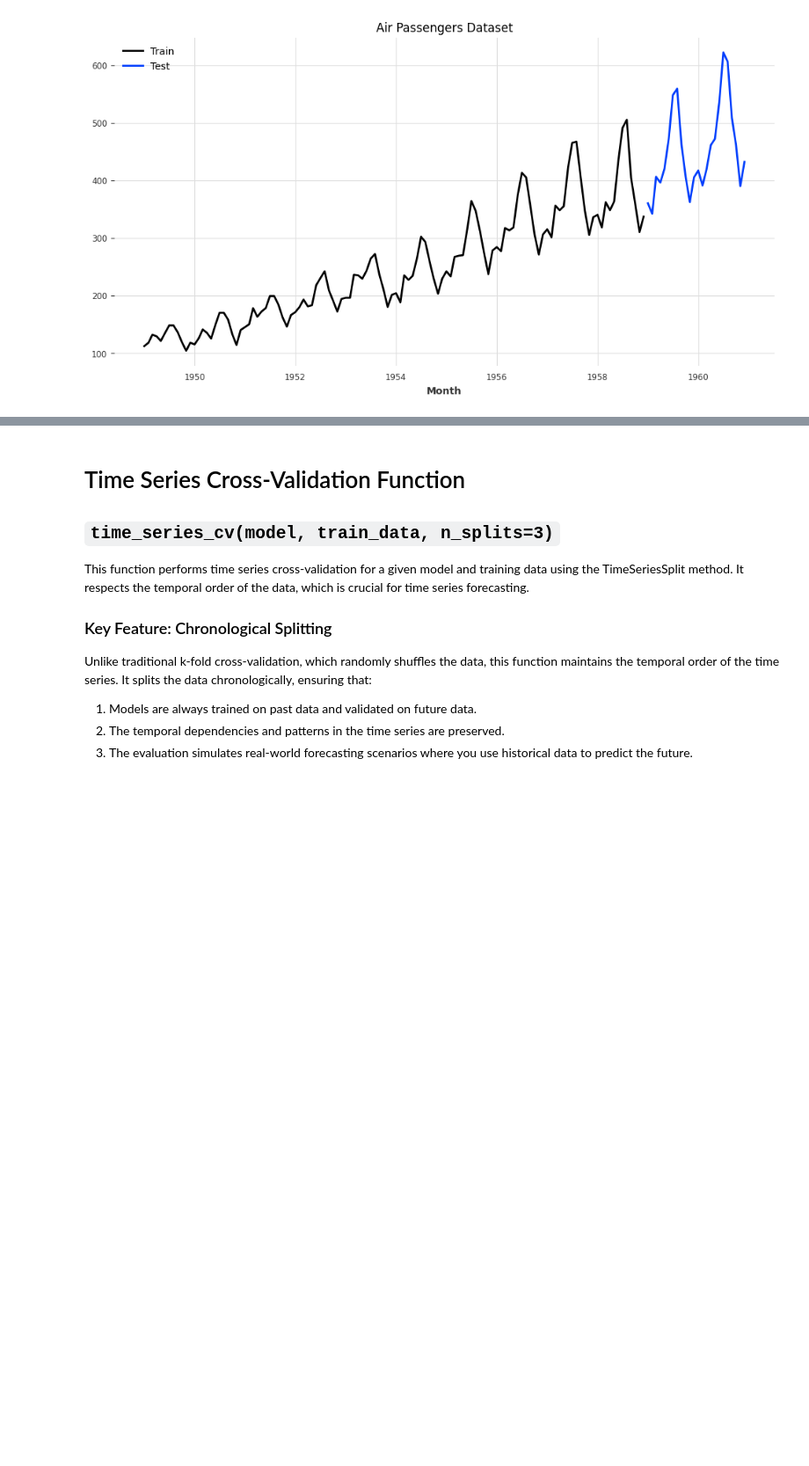
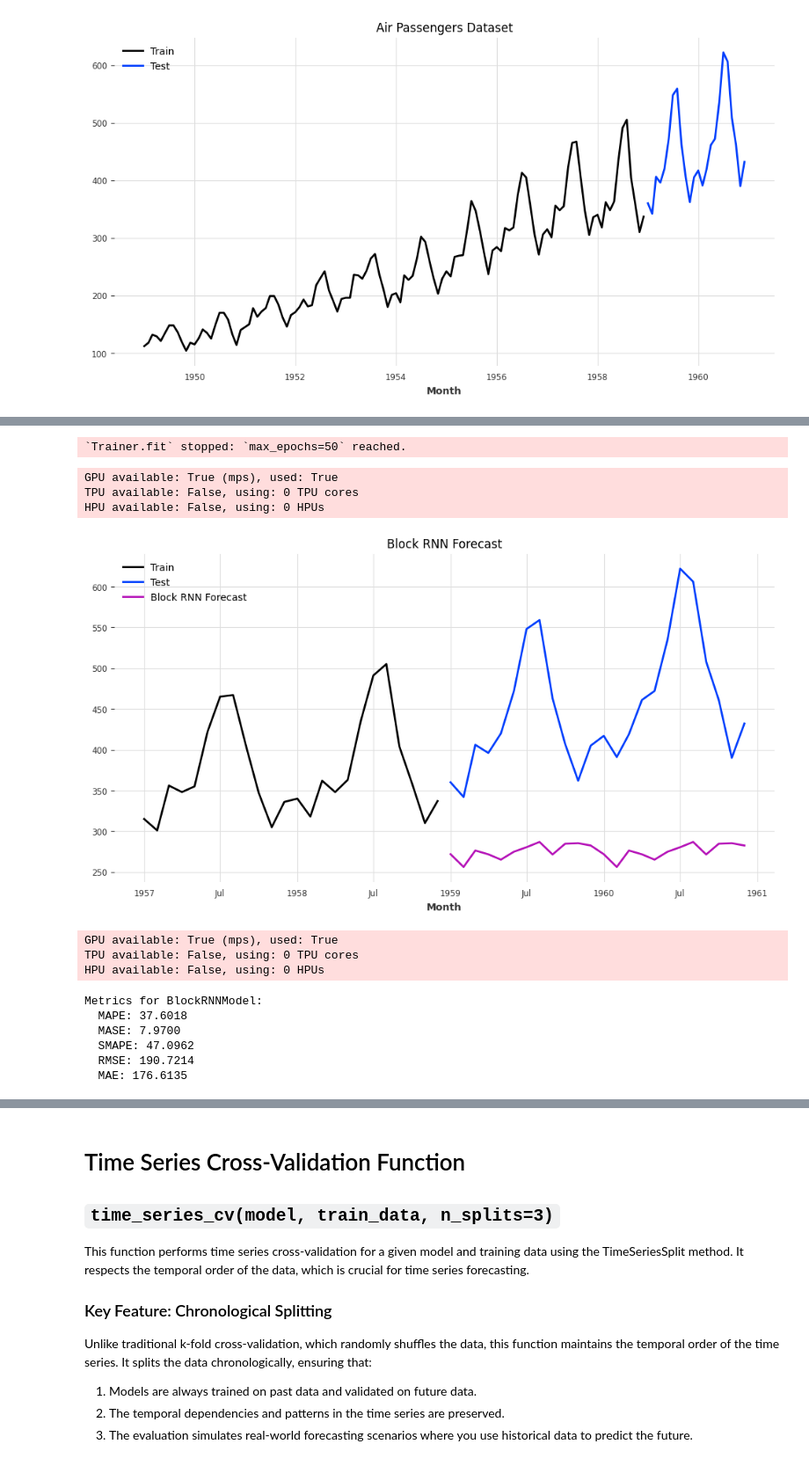
Before and after one commit to sm4rtm4art/TimeSeries, a Jupyter notebook: notebooks/Darts/4_Darts_Time_Mixer.ipynb, the cells around one changed output, grey strips where cells are left out. Shown at 88% size. Cells and saved outputs as stored; diff of their text form; code cells hidden in the pictures; blank space fills up the shorter version.

```diff
--- a/notebooks/Darts/4_Darts_Time_Mixer.ipynb
+++ b/notebooks/Darts/4_Darts_Time_Mixer.ipynb
@@ -35,3 +44,13 @@ else:
 print(f"Using device: {device}")
 # %% [output]
 Using device: mps
+# %%
+def evaluate_model(model, train, test):
+    forecast = model.predict(len(test))
+    return {
+        'MAPE': mape(test, forecast),
+        'MASE': mase(test, forecast, train),
+        'SMAPE': smape(test, forecast),
+        'RMSE': rmse(test, forecast),
+        'MAE': mae(test, forecast)
+    }
@@ -58,0 +177,42 @@ plt.show()
+# %%
+block_rnn_model = BlockRNNModel(
+    input_chunk_length=24,
+    output_chunk_length=12,
+    output_chunk_shift=0,
+    model="LSTM",
+    hidden_dim=32,
+    n_rnn_layers=1,
+    hidden_fc_sizes=[64, 32],
+    dropout=0.1,
+    batch_size=32,
+    n_epochs=50,
+    optimizer_kwargs={"lr": 1e-3},
+    model_name="BlockLSTM_model",
+    random_state=42,
+    force_reset=True
+)
+
+# Train the model with error handling
+try:
+    block_rnn_model.fit(train)
+    block_rnn_forecast = block_rnn_model.predict(len(test))
+
+    # Plot the results
+    plt.figure(figsize=(12, 6))
+    train[-24:].plot(label='Train')
+    test.plot(label='Test')
+    block_rnn_forecast.plot(label='Block RNN Forecast')
+    plt.legend()
+    plt.title('Block RNN Forecast')
+    plt.show()
+
+       # Evaluate the model
+    metrics = evaluate_model(block_rnn_model, train, test)
+    print(f"\nMetrics for {block_rnn_model.__class__.__name__}:")
+    for metric, value in metrics.items():
+        print(f"  {metric}: {value:.4f}")
+
+except Exception as e:
+    print(f"An error occurred during Block RNN training: {str(e)}")
+    block_rnn_mape = None
+# %% [output]
@@ -58,0 +239,14 @@ plt.show()
+`Trainer.fit` stopped: `max_epochs=50` reached.
+GPU available: True (mps), used: True
+TPU available: False, using: 0 TPU cores
+HPU available: False, using: 0 HPUs
+[figure, added]
+GPU available: True (mps), used: True
+TPU available: False, using: 0 TPU cores
+HPU available: False, using: 0 HPUs
+Metrics for BlockRNNModel:
+  MAPE: 37.6018
+  MASE: 7.9700
+  SMAPE: 47.0962
+  RMSE: 190.7214
+  MAE: 176.6135
```
Also changed, not shown: parts of 28 cells of this notebook, 1 other file.
